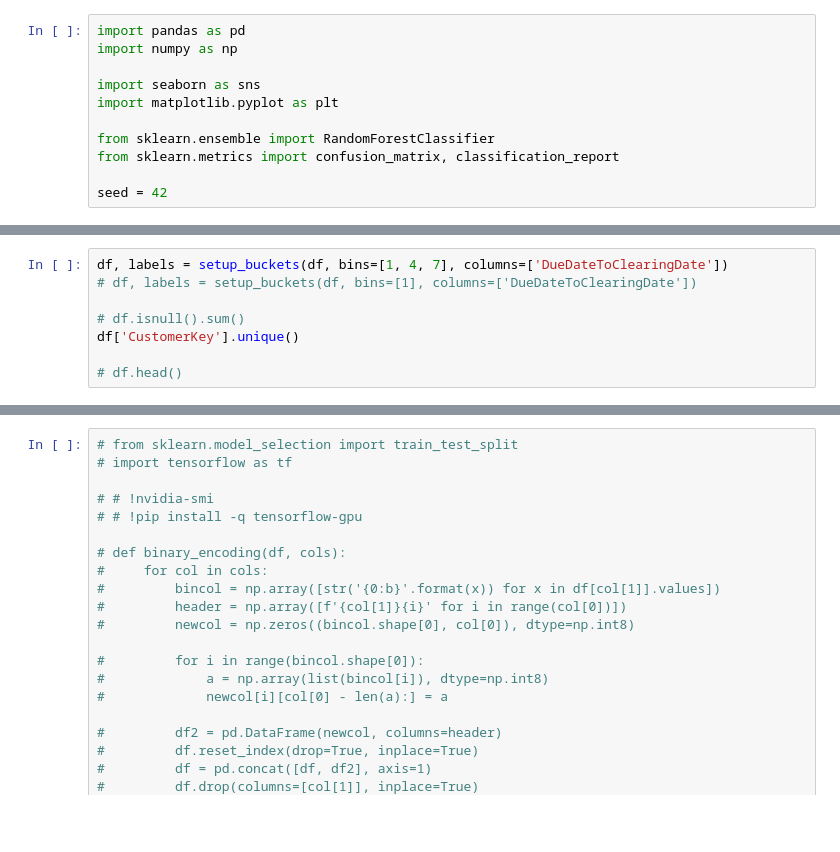
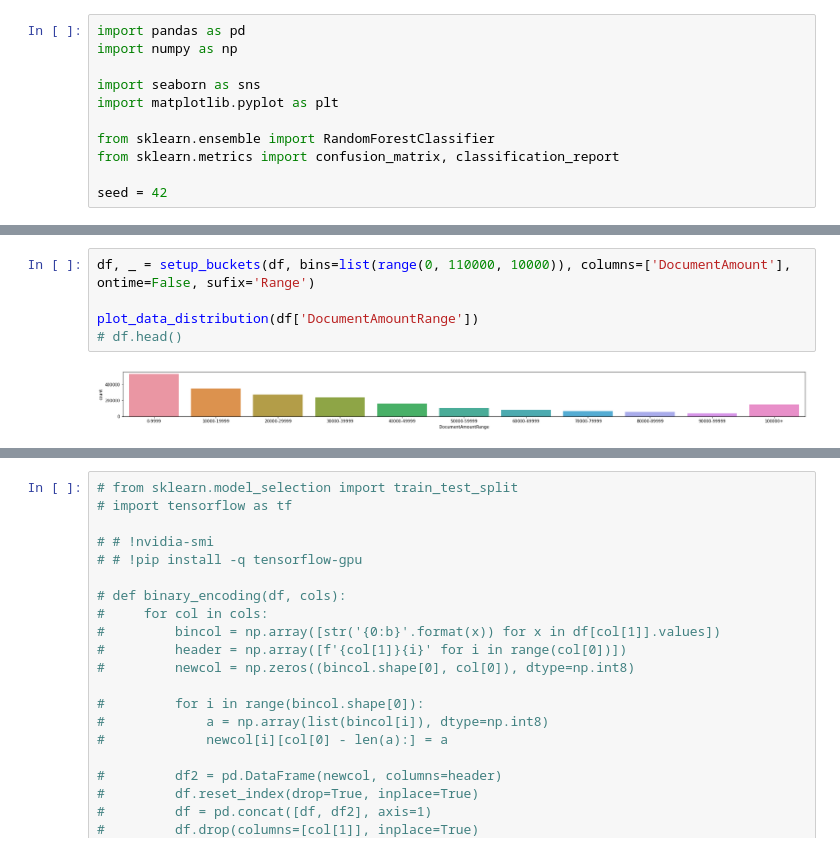
Before and after one commit to arthurflor23/invoice-payment-prediction, a Jupyter notebook: predict-invoice-payment.ipynb, the cells around one changed output, grey strips where cells are left out. Drawn from its saved outputs; the diff is of its cells as text; blank space fills up the shorter version.

```diff
--- a/predict-invoice-payment.ipynb
+++ b/predict-invoice-payment.ipynb
@@ -166,9 +181,8 @@ df, labels = setup_buckets(df, bins=[1, 8, 15, 22, 29], columns=['DueDateToClear
-# %%
-df, labels = setup_buckets(df, bins=[1, 4, 7], columns=['DueDateToClearingDate'])
-# df, labels = setup_buckets(df, bins=[1], columns=['DueDateToClearingDate'])
-
-# df.isnull().sum()
-df['CustomerKey'].unique()
-
-# df.head()
+# %%
+df, _ = setup_buckets(df, bins=list(range(0, 110000, 10000)), columns=['DocumentAmount'], ontime=False, sufix='Range')
+
+plot_data_distribution(df['DocumentAmountRange'])
+# df.head()
+# %% [output]
+[figure, added]
 # %%
```
Also changed, not shown: parts of 13 cells of this notebook.
